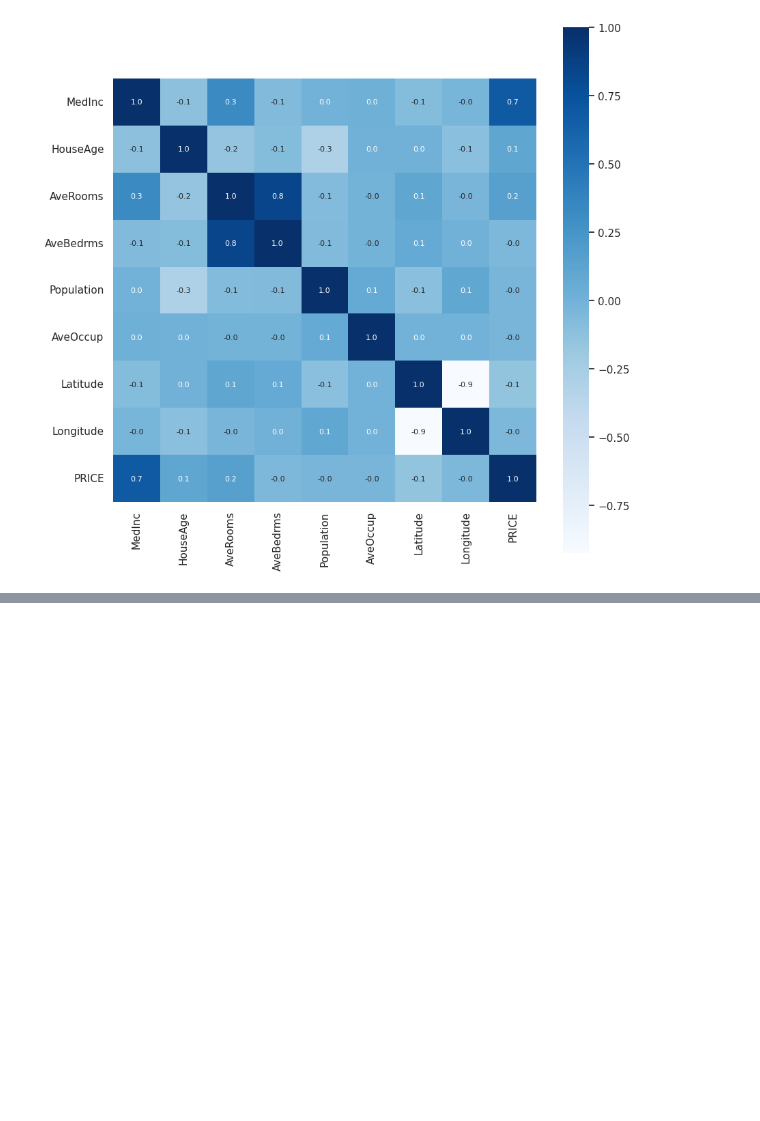
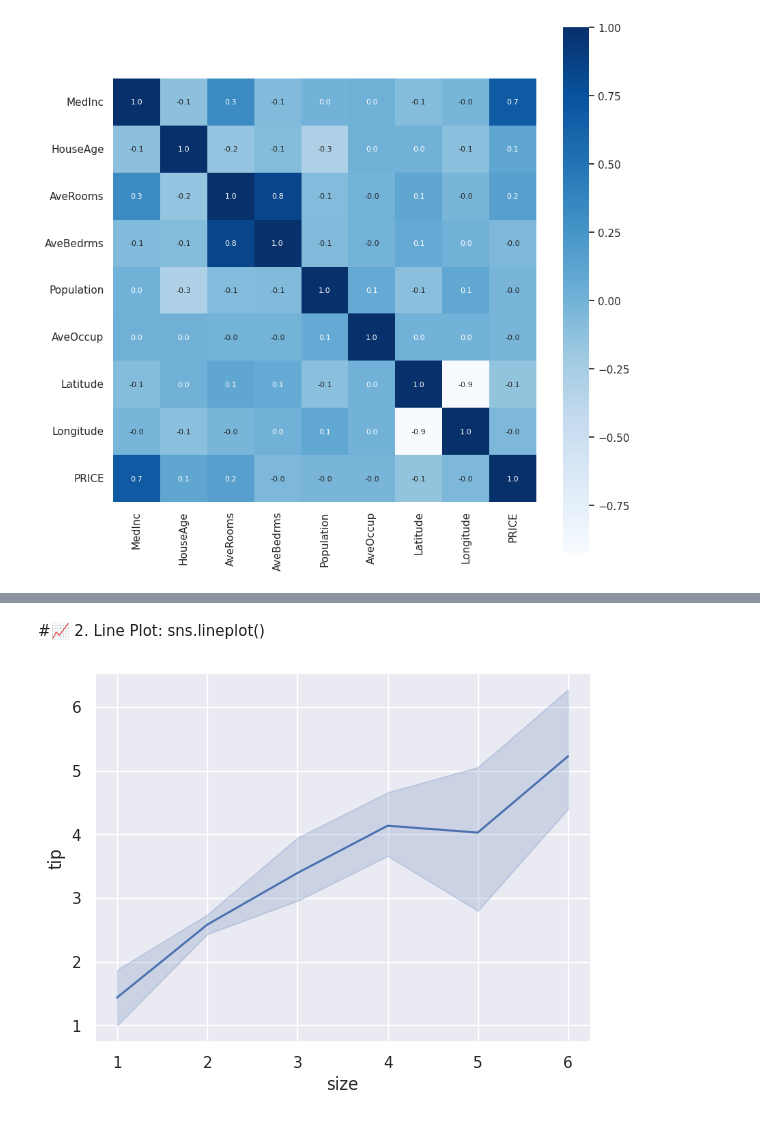
Before and after one commit to RaunakRaj2081/python_Language, a Jupyter notebook: 11_Seaborn_Tutorial_in_Python.ipynb, the cells around one changed output, grey strips where cells are left out. Drawn from its saved outputs; the diff is of its cells as text; code cells hidden in the pictures; blank space fills up the shorter version.

```diff
--- a/11_Seaborn_Tutorial_in_Python.ipynb
+++ b/11_Seaborn_Tutorial_in_Python.ipynb
@@ -162,0 +278,8 @@ sns.heatmap(correlation , cbar=True, square=True, fmt='.1f', annot=True, annot_k
+# %% [markdown]
+#📈 2. Line Plot: sns.lineplot()
+# %%
+sns.lineplot(data=df, x='size', y='tip')
+plt.show()
+#Shows a line graph of group size vs. tip amount.
+# %% [output]
+[figure, added]
```
Also changed, not shown: parts of 22 cells of this notebook.
